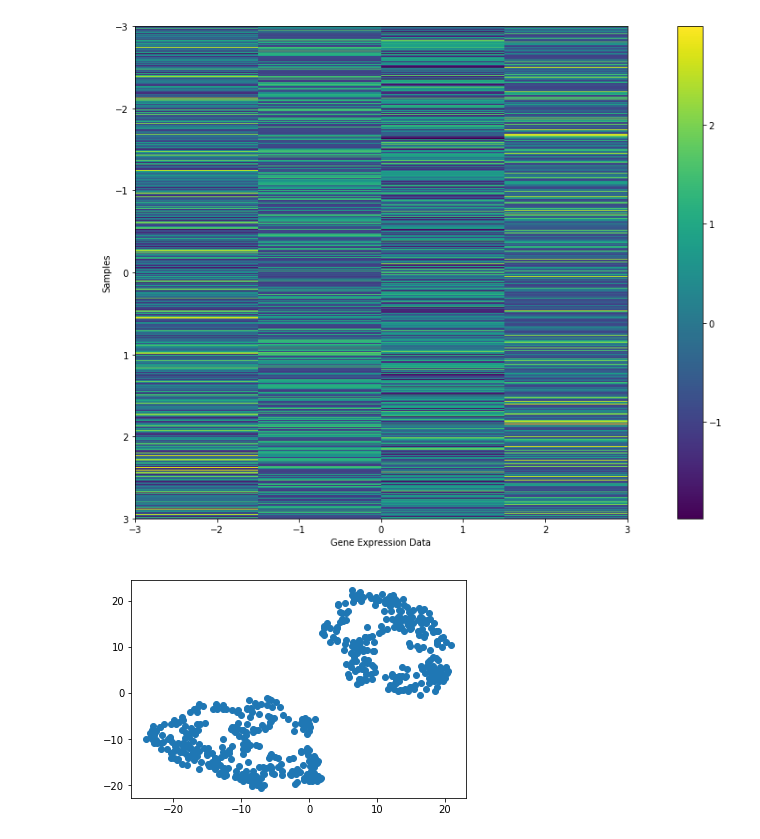
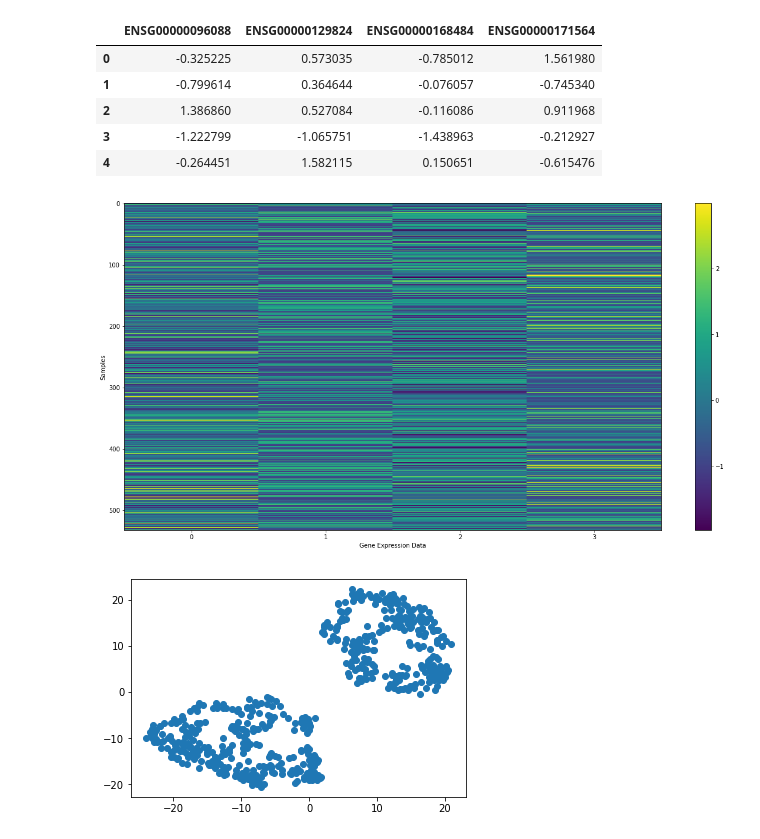
Before and after one commit to WGierke/bicluster_gene_expressions, a Jupyter notebook: notebooks/1.0-small-tumor-dataset.ipynb, the cells around one changed output. Cells and saved outputs as stored; diff of their text form; code cells hidden in the pictures.

```diff
--- a/notebooks/1.0-small-tumor-dataset.ipynb
+++ b/notebooks/1.0-small-tumor-dataset.ipynb
@@ -32,17 +21,0 @@ df.head()
-# %%
-# Feature Selection
-def select_variance_features(df, threshold=20):
-    columns = df.columns
-    selector = VarianceThreshold(threshold=threshold)
-    selector.fit_transform(df)
-    labels = [columns[x] for x in selector.get_support(indices=True) if x]
-    return pd.DataFrame(selector.fit_transform(df), columns=labels)
-
-def scale_df(df):
-    scaler = StandardScaler()
-    df_scaled = scaler.fit_transform(df)
-    return pd.DataFrame(df_scaled, columns=df.columns)
-
-X = select_variance_features(df, threshold=15)
-X = scale_df(X)
-X.head()
@@ -55,0 +22,3 @@ X.head()
+# %%
+df = get_small_dataset_content()
+df.head()
@@ -56,12 +34,25 @@ X.head()
+# %%
+# Feature Selection
+X = select_variance_features(df, threshold=15)
+X = scale_df(X)
+X.head()
+# %% [output]
+|  | ENSG00000096088 | ENSG00000129824 | ENSG00000168484 | ENSG00000171564 |
+| 0 | -0.325225 | 0.573035 | -0.785012 | 1.561980 |
+| 1 | -0.799614 | 0.364644 | -0.076057 | -0.745340 |
+| 2 | 1.386860 | 0.527084 | -0.116086 | 0.911968 |
+| 3 | -1.222799 | -1.065751 | -1.438963 | -0.212927 |
+| 4 | -0.264451 | 1.582115 | 0.150651 | -0.615476 |
 # %%
 plt.figure(figsize=(20,10))
-im = plt.imshow(X, extent=(-3, 3, 3, -3))
+im = plt.imshow(X, aspect='auto')
+plt.xticks([0, 1, 2, 3])
 plt.ylabel("Samples")
 plt.xlabel("Gene Expression Data")
 plt.colorbar(im)
 plt.show()
 # %% [output]
-[figure, old version]
+[figure, new version]
 # %%
 # Plot the scaled features using t-SNE
 X_tsne = TSNE(n_components=2, perplexity=40).fit_transform(X)
```
Also changed, not shown: parts of 4 cells of this notebook.
